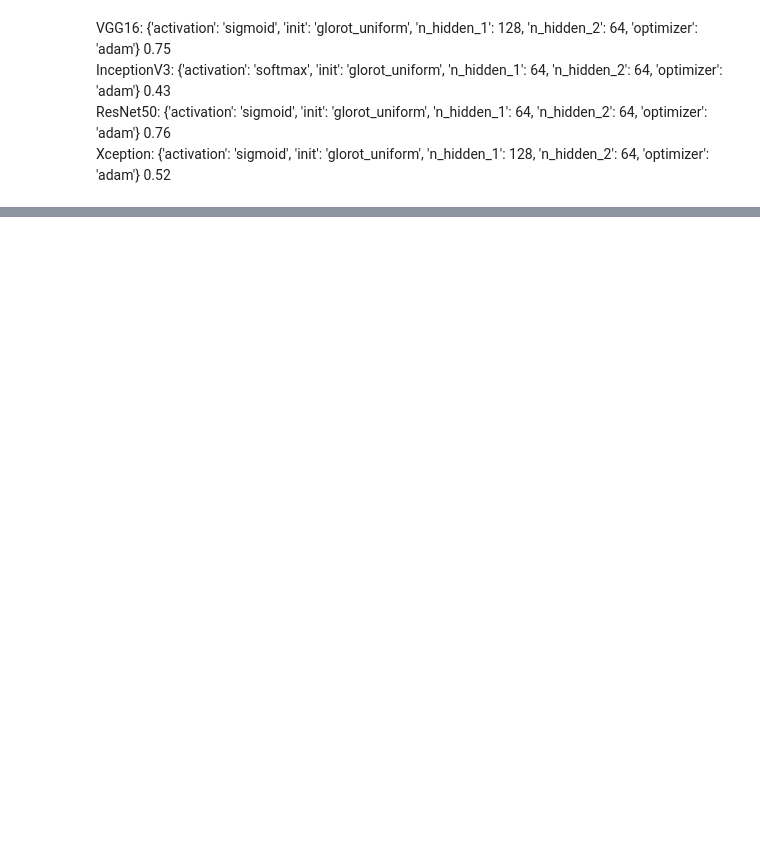
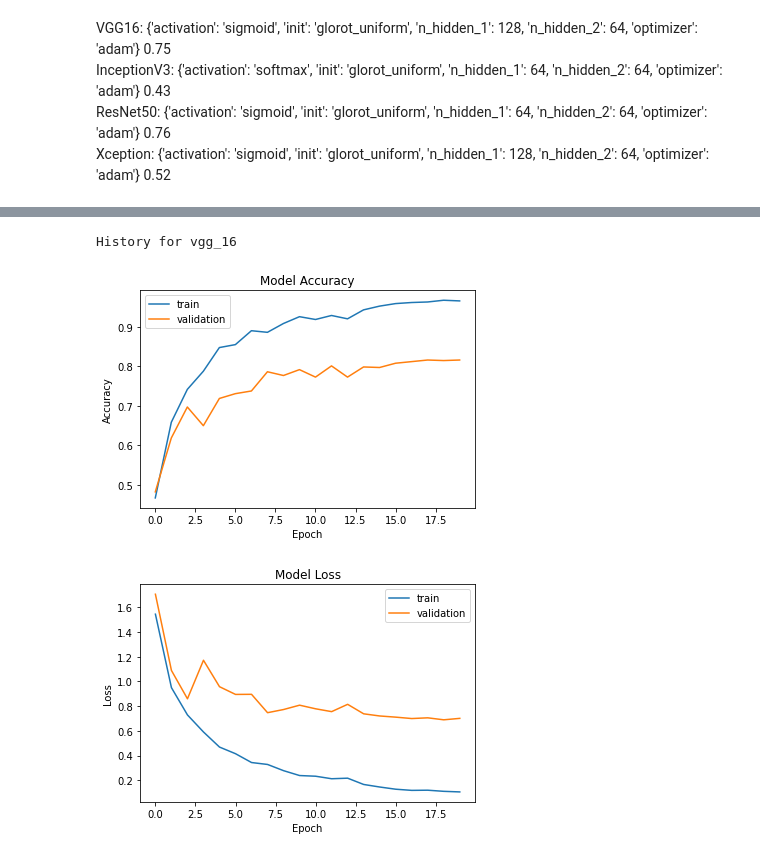
Before and after one commit to DominikHahn1407/VisualAnalytics, a Jupyter notebook: data_preparation_v2.ipynb, the cells around one changed output, grey strips where cells are left out. Drawn from its saved outputs; the diff is of its cells as text; code cells hidden in the pictures; blank space fills up the shorter version.

```diff
--- a/data_preparation_v2.ipynb
+++ b/data_preparation_v2.ipynb
@@ -474,0 +616,21 @@ Xception: {'activation': 'sigmoid', 'init': 'glorot_uniform', 'n_hidden_1': 128,
+# %%
+history_dict = {}
+
+for key, value in model_dict.items():
+
+    if key == 'inception_v3':
+        break
+
+    print(f"[INFO] --- Training of {key}")
+
+    early_stop = EarlyStopping(monitor="val_loss", patience=10, restore_best_weights=True)
+    reduce_lr = ReduceLROnPlateau(monitor="val_loss", factor=0.1, patience=5)
+
+    history = value.fit(
+        train_generator,
+        epochs=epochs,
+        validation_data=val_generator,
+        callbacks=[early_stop, reduce_lr],
+    )
+
+    history_dict[key] = history
@@ -474,0 +655,24 @@ Xception: {'activation': 'sigmoid', 'init': 'glorot_uniform', 'n_hidden_1': 128,
+# %%
+for key, history in history_dict.items():
+    print(f"History for {key}")
+
+    plt.plot(history.history['accuracy'])
+    plt.plot(history.history['val_accuracy'])
+    plt.title('Model Accuracy')
+    plt.ylabel('Accuracy')
+    plt.xlabel('Epoch')
+    plt.legend(['train', 'validation'], loc='upper left')
+    plt.show()
+
+    # plot training and validation loss
+    plt.plot(history.history['loss'])
+    plt.plot(history.history['val_loss'])
+    plt.title('Model Loss')
+    plt.ylabel('Loss')
+    plt.xlabel('Epoch')
+    plt.legend(['train', 'validation'], loc='upper right')
+    plt.show()
+# %% [output]
+History for vgg_16
+[figure, added]
+[figure, added]
```
Also changed, not shown: parts of 25 cells of this notebook, 1 other file.
